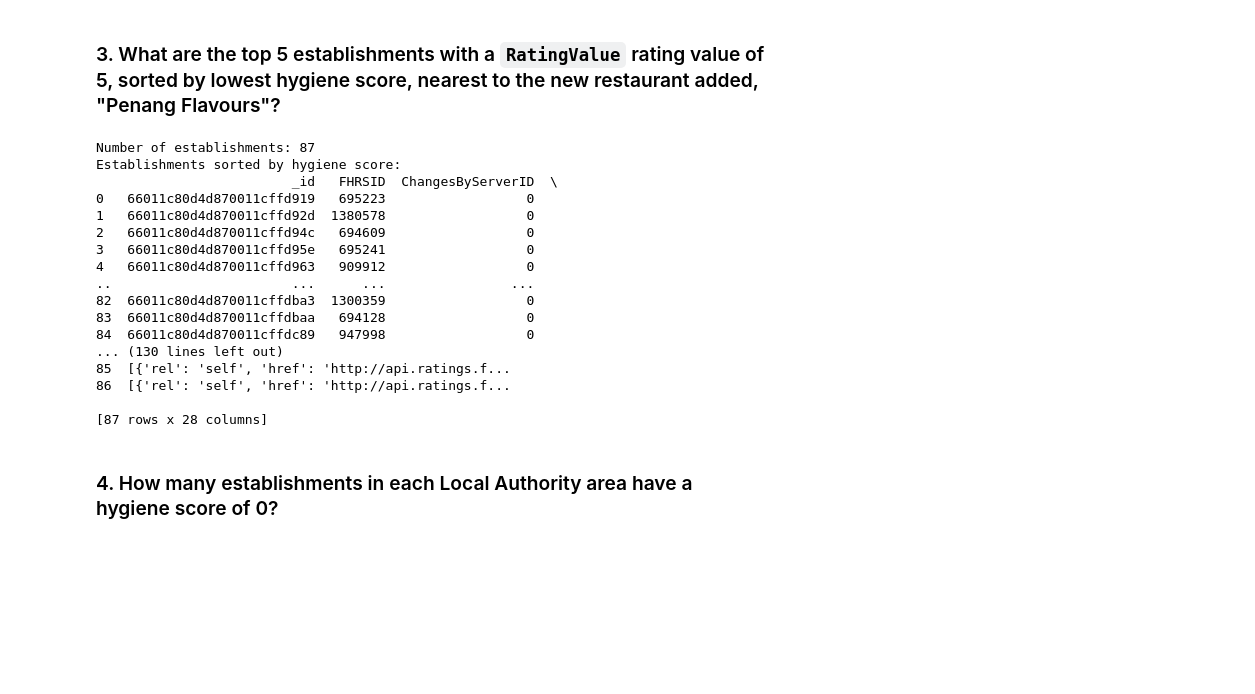
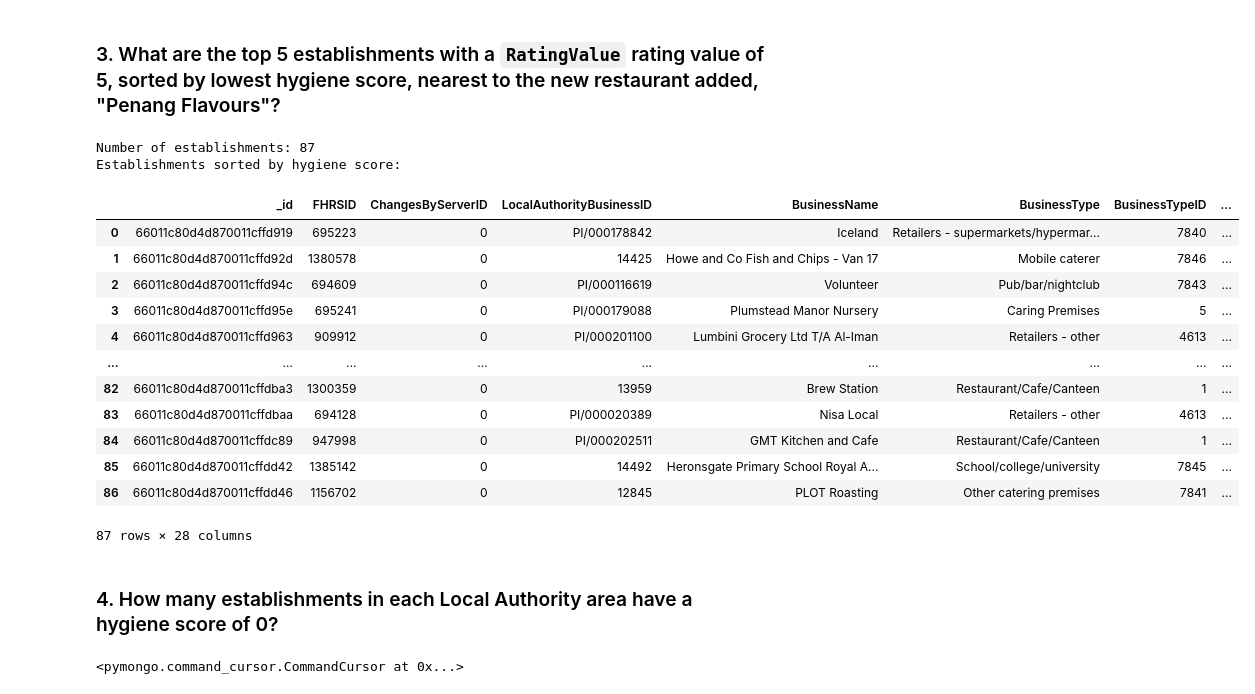
Before and after one commit to ali-yzdn/nosql-challenge, a Jupyter notebook: NoSQL_analysis_starter.ipynb, the cells around one changed output. Saved outputs shown, nothing was run; the diff lists cells and outputs as text; code cells hidden in the pictures; blank space fills up the shorter version.

```diff
--- a/NoSQL_analysis_starter.ipynb
+++ b/NoSQL_analysis_starter.ipynb
@@ -115,40 +135,38 @@ Index: []
 # %%
 # Define the latitude and longitude range
 latitude_range = {"$gte": 51.490142 - 0.01, "$lte": 51.490142 + 0.01}
 longitude_range = {"$gte": 0.08384 - 0.01, "$lte": 0.08384 + 0.01}
 
 # Query establishments within the specified latitude and longitude range, with RatingValue equals 5
 nearest_establishments = establishments.find({
     "geocode.latitude": latitude_range,
     "geocode.longitude": longitude_range,
     "RatingValue": 5
 }).sort("scores.Hygiene")
 
 # Convert the result to a Pandas DataFrame
 df_nearest_establishments = pd.DataFrame(list(nearest_establishments))
 
 # Display the number of rows in the DataFrame
 num_rows = df_nearest_establishments.shape[0]
 print("Number of establishments:", num_rows)
 
 # Display the DataFrame sorted by hygiene score
 print("Establishments sorted by hygiene score:")
-print(df_nearest_establishments)
+df_nearest_establishments
 # %% [output]
 Number of establishments: 87
 Establishments sorted by hygiene score:
-                         _id   FHRSID  ChangesByServerID  \
-0   66011c80d4d870011cffd919   695223                  0
-1   66011c80d4d870011cffd92d  1380578                  0
-2   66011c80d4d870011cffd94c   694609                  0
-3   66011c80d4d870011cffd95e   695241                  0
-4   66011c80d4d870011cffd963   909912                  0
-..                       ...      ...                ...
-82  66011c80d4d870011cffdba3  1300359                  0
-83  66011c80d4d870011cffdbaa   694128                  0
-84  66011c80d4d870011cffdc89   947998                  0
-... (130 lines left out)
-85  [{'rel': 'self', 'href': 'http://api.ratings.f...
-86  [{'rel': 'self', 'href': 'http://api.ratings.f...
-
-[87 rows x 28 columns]
+|  | _id | FHRSID | ChangesByServerID | LocalAuthorityBusinessID | BusinessName | BusinessType | BusinessTypeID | ... |
+| 0 | 66011c80d4d870011cffd919 | 695223 | 0 | PI/000178842 | Iceland | Retailers - supermarkets/hypermar... | 7840 | ... |
+| 1 | 66011c80d4d870011cffd92d | 1380578 | 0 | 14425 | Howe and Co Fish and Chips - Van 17 | Mobile caterer | 7846 | ... |
+| 2 | 66011c80d4d870011cffd94c | 694609 | 0 | PI/000116619 | Volunteer | Pub/bar/nightclub | 7843 | ... |
+| 3 | 66011c80d4d870011cffd95e | 695241 | 0 | PI/000179088 | Plumstead Manor Nursery | Caring Premises | 5 | ... |
+| 4 | 66011c80d4d870011cffd963 | 909912 | 0 | PI/000201100 | Lumbini Grocery Ltd T/A Al-Iman | Retailers - other | 4613 | ... |
+| ... | ... | ... | ... | ... | ... | ... | ... | ... |
+| 82 | 66011c80d4d870011cffdba3 | 1300359 | 0 | 13959 | Brew Station | Restaurant/Cafe/Canteen | 1 | ... |
+| 83 | 66011c80d4d870011cffdbaa | 694128 | 0 | PI/000020389 | Nisa Local | Retailers - other | 4613 | ... |
+| 84 | 66011c80d4d870011cffdc89 | 947998 | 0 | PI/000202511 | GMT Kitchen and Cafe | Restaurant/Cafe/Canteen | 1 | ... |
+| 85 | 66011c80d4d870011cffdd42 | 1385142 | 0 | 14492 | Heronsgate Primary School Royal A... | School/college/university | 7845 | ... |
+| 86 | 66011c80d4d870011cffdd46 | 1156702 | 0 | 12845 | PLOT Roasting | Other catering premises | 7841 | ... |
+87 rows × 28 columns
@@ -175,8 +177,27 @@ limit =
 # 1. Matches establishments with a hygiene score of 0
 # 2. Groups the matches by Local Authority
 # 3. Sorts the matches from highest to lowest
+pipeline = [
+    {
+        "$match": {"scores.Hygiene":0}
+    },
+    {
+        "$group": {
+            "_id": "$LocalAuthorityName",
+            "count": {"$sum": 1}
+        }
+    },
+    {
+        "$sort": {"count": -1}
+    },
+    {
+        "$limit": 10
+    }
+]
 
-# Print the number of documents in the result
-
-# Print the first 10 results
+# Execute the aggregation pipeline
+results = establishments.aggregate(pipeline)
+results
+# %% [output]
+<pymongo.command_cursor.CommandCursor at 0x...>
 # %%
```
Also changed, not shown: parts of 6 cells of this notebook.
